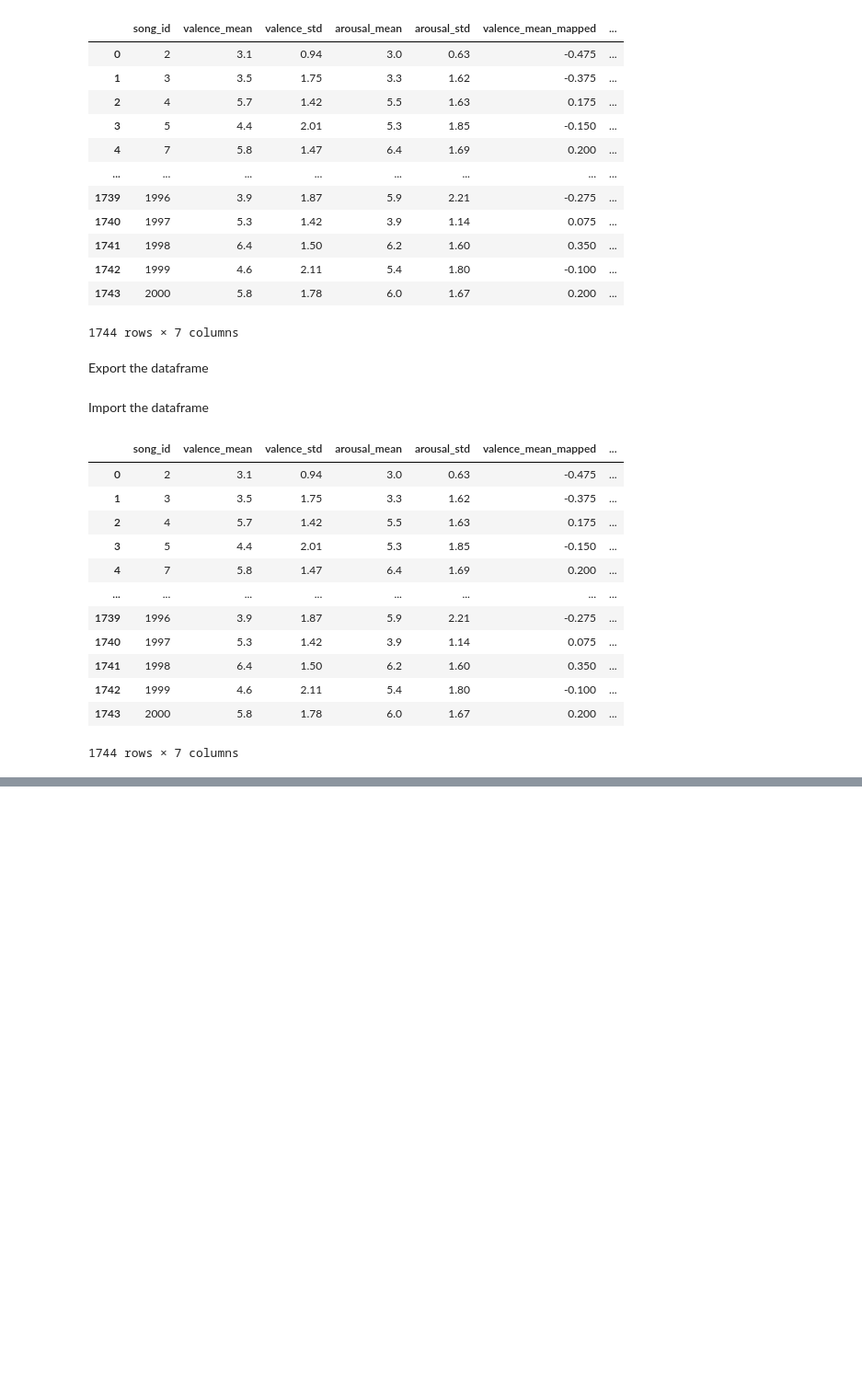
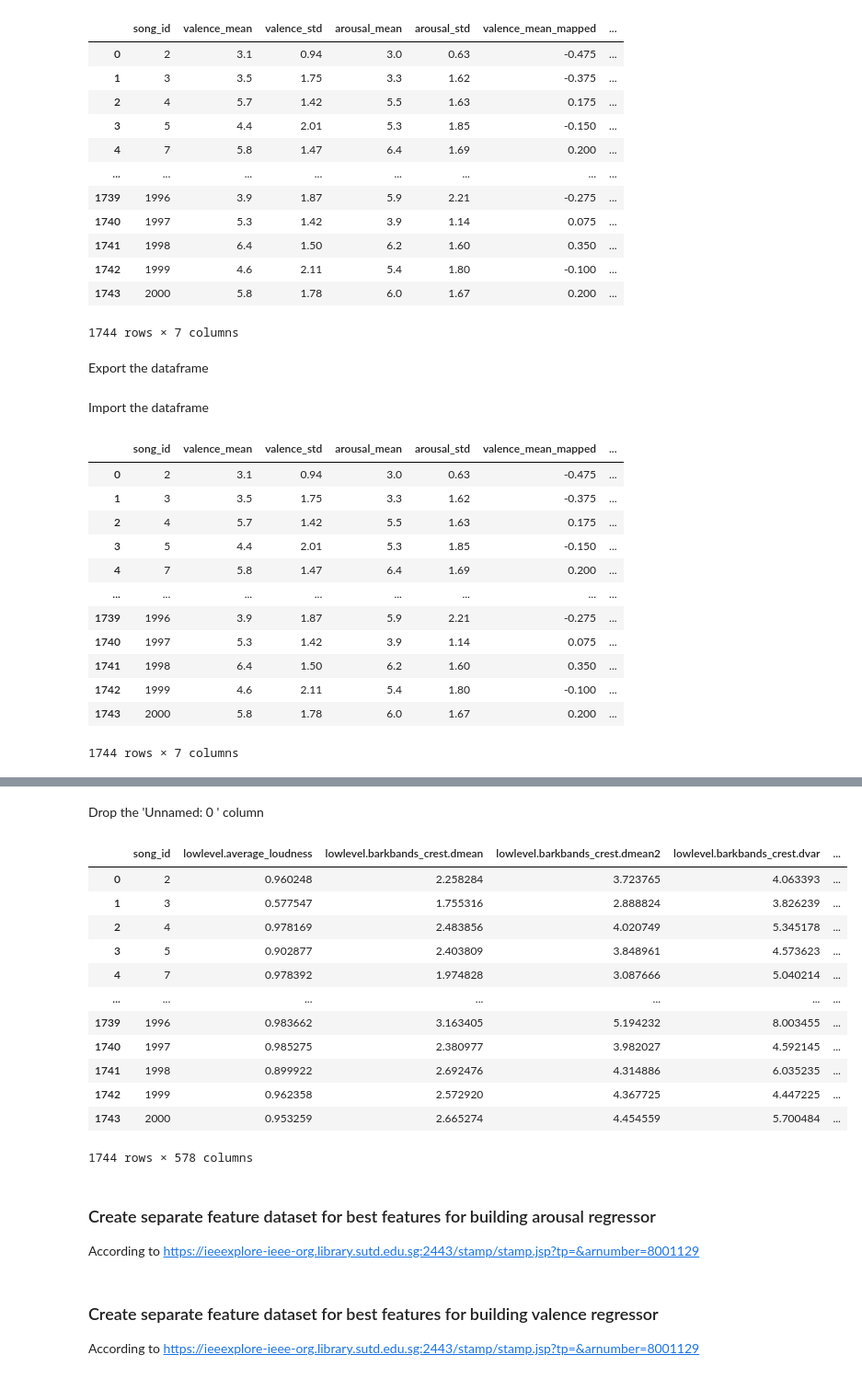
Before and after one commit to Fe-56/CDeeS, a Jupyter notebook: notebooks/deam/deam_preprocessing.ipynb, the cells around one changed output, grey strips where cells are left out. Shown at 92% size. Cells and saved outputs as stored; diff of their text form; code cells hidden in the pictures; blank space fills up the shorter version.

```diff
--- a/notebooks/deam/deam_preprocessing.ipynb
+++ b/notebooks/deam/deam_preprocessing.ipynb
@@ -154,0 +174,24 @@ df_annotations
+# %% [markdown]
+Drop the 'Unnamed: 0	' column
+# %%
+# drop Unnamed:0 column
+df_essentia_features = df_essentia_features[df_essentia_features.columns[1:]]
+
+df_essentia_features
+# %% [output]
+|  | song_id | lowlevel.average_loudness | lowlevel.barkbands_crest.dmean | lowlevel.barkbands_crest.dmean2 | lowlevel.barkbands_crest.dvar | ... |
+| 0 | 2 | 0.960248 | 2.258284 | 3.723765 | 4.063393 | ... |
+| 1 | 3 | 0.577547 | 1.755316 | 2.888824 | 3.826239 | ... |
+| 2 | 4 | 0.978169 | 2.483856 | 4.020749 | 5.345178 | ... |
+| 3 | 5 | 0.902877 | 2.403809 | 3.848961 | 4.573623 | ... |
+| 4 | 7 | 0.978392 | 1.974828 | 3.087666 | 5.040214 | ... |
+| ... | ... | ... | ... | ... | ... | ... |
+| 1739 | 1996 | 0.983662 | 3.163405 | 5.194232 | 8.003455 | ... |
+| 1740 | 1997 | 0.985275 | 2.380977 | 3.982027 | 4.592145 | ... |
+| 1741 | 1998 | 0.899922 | 2.692476 | 4.314886 | 6.035235 | ... |
+| 1742 | 1999 | 0.962358 | 2.572920 | 4.367725 | 4.447225 | ... |
+| 1743 | 2000 | 0.953259 | 2.665274 | 4.454559 | 5.700484 | ... |
+1744 rows × 578 columns
+# %% [markdown]
+### Create separate feature dataset for best features for building arousal regressor
+According to https://ieeexplore-ieee-org.library.sutd.edu.sg:2443/stamp/stamp.jsp?tp=&arnumber=8001129
@@ -154,0 +202,3 @@ df_annotations
+# %% [markdown]
+### Create separate feature dataset for best features for building valence regressor
+According to https://ieeexplore-ieee-org.library.sutd.edu.sg:2443/stamp/stamp.jsp?tp=&arnumber=8001129
```
Also changed, not shown: parts of 6 cells of this notebook, 1 other file.
